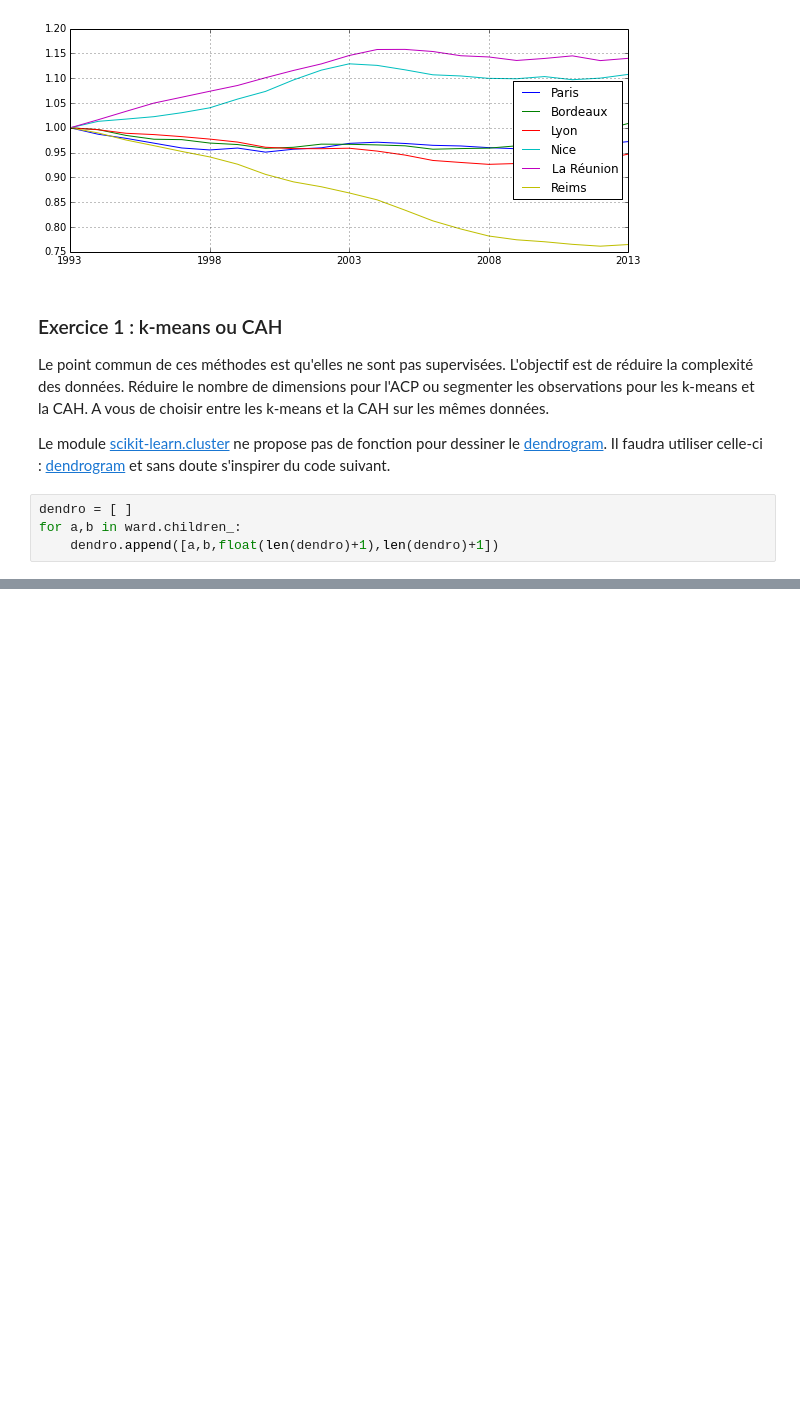
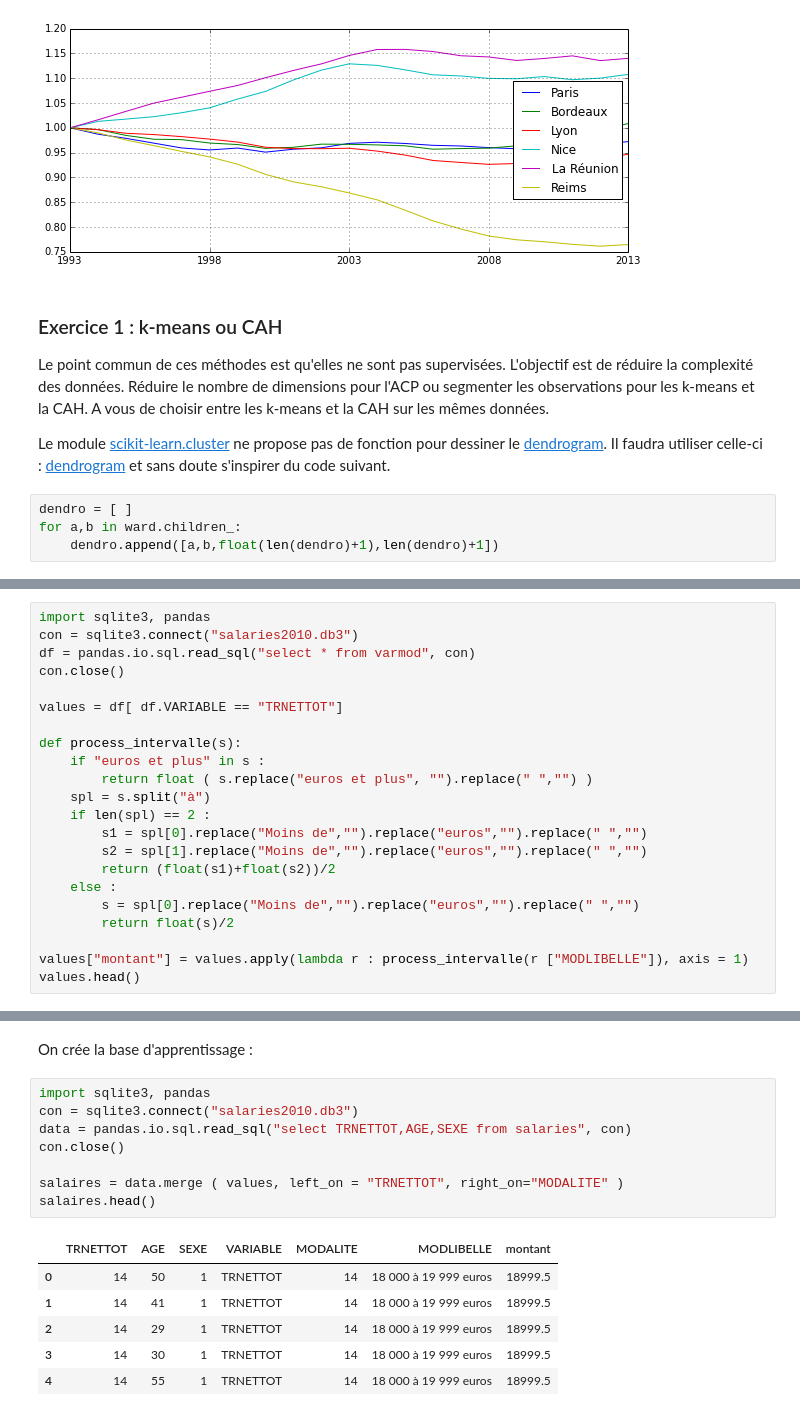
Before and after one commit to sdpython/ensae_teaching_cs, a Jupyter notebook: _doc/notebooks/td2a/td2a_cenonce_session_3A.ipynb, the cells around one changed output, grey strips where cells are left out. Cells and saved outputs as stored; diff of their text form; blank space fills up the shorter version.

```diff
--- a/_doc/notebooks/td2a/td2a_cenonce_session_3A.ipynb
+++ b/_doc/notebooks/td2a/td2a_cenonce_session_3A.ipynb
@@ -115,0 +164,22 @@ Ce sont trois méthodes supervisées : on s'en sert pour expliquer prédire le l
+# %%
+import sqlite3, pandas
+con = sqlite3.connect("salaries2010.db3")
+df = pandas.io.sql.read_sql("select * from varmod", con)
+con.close()
+
+values = df[ df.VARIABLE == "TRNETTOT"]
+
+def process_intervalle(s):
+    if "euros et plus" in s :
+        return float ( s.replace("euros et plus", "").replace(" ","") )
+    spl = s.split("à")
+    if len(spl) == 2 :
+        s1 = spl[0].replace("Moins de","").replace("euros","").replace(" ","")
+        s2 = spl[1].replace("Moins de","").replace("euros","").replace(" ","")
+        return (float(s1)+float(s2))/2
+    else :
+        s = spl[0].replace("Moins de","").replace("euros","").replace(" ","")
+        return float(s)/2
+
+values["montant"] = values.apply(lambda r : process_intervalle(r ["MODLIBELLE"]), axis = 1)
+values.head()
@@ -115,0 +193,17 @@ Ce sont trois méthodes supervisées : on s'en sert pour expliquer prédire le l
+# %% [markdown]
+On crée la base d'apprentissage :
+# %%
+import sqlite3, pandas
+con = sqlite3.connect("salaries2010.db3")
+data = pandas.io.sql.read_sql("select TRNETTOT,AGE,SEXE from salaries", con)
+con.close()
+
+salaires = data.merge ( values, left_on = "TRNETTOT", right_on="MODALITE" )
+salaires.head()
+# %% [output]
+|  | TRNETTOT | AGE | SEXE | VARIABLE | MODALITE | MODLIBELLE | montant |
+| 0 | 14 | 50 | 1 | TRNETTOT | 14 | 18 000 à 19 999 euros | 18999.5 |
+| 1 | 14 | 41 | 1 | TRNETTOT | 14 | 18 000 à 19 999 euros | 18999.5 |
+| 2 | 14 | 29 | 1 | TRNETTOT | 14 | 18 000 à 19 999 euros | 18999.5 |
+| 3 | 14 | 30 | 1 | TRNETTOT | 14 | 18 000 à 19 999 euros | 18999.5 |
+| 4 | 14 | 55 | 1 | TRNETTOT | 14 | 18 000 à 19 999 euros | 18999.5 |
```
Also changed, not shown: parts of 8 cells of this notebook, 1 other file.
